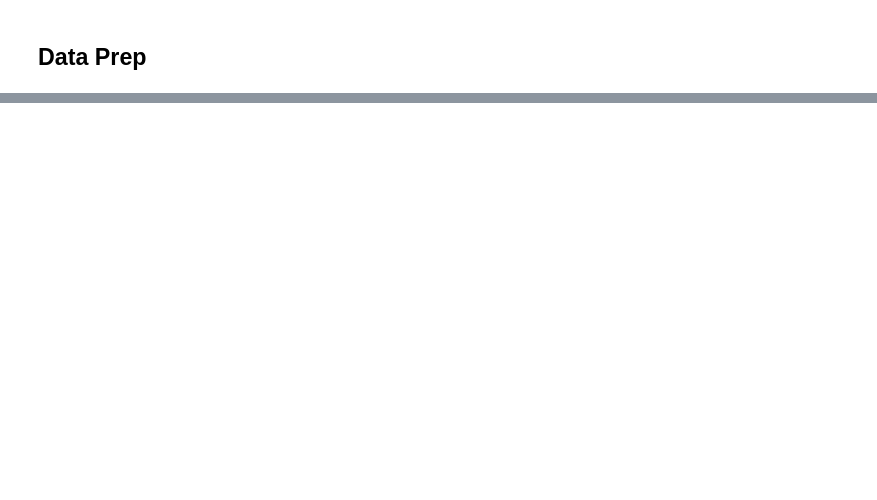
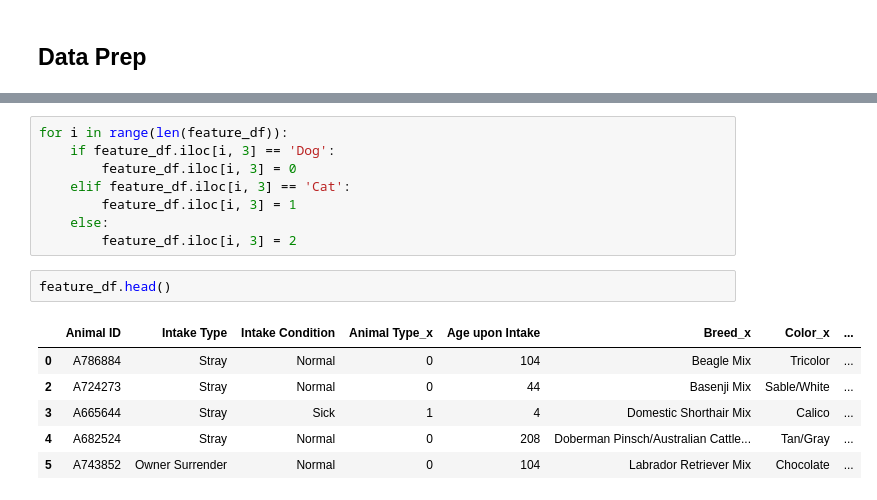
Before and after one commit to cecevu/datamining_project, a Jupyter notebook: project.ipynb, the cells around one changed output, grey strips where cells are left out. Saved outputs shown, nothing was run; the diff lists cells and outputs as text; blank space fills up the shorter version.

```diff
--- a/project.ipynb
+++ b/project.ipynb
@@ -134,0 +212,17 @@ length of label data frame:  101755
+# %%
+for i in range(len(feature_df)):
+    if feature_df.iloc[i, 3] == 'Dog':
+        feature_df.iloc[i, 3] = 0
+    elif feature_df.iloc[i, 3] == 'Cat':
+        feature_df.iloc[i, 3] = 1
+    else:
+        feature_df.iloc[i, 3] = 2
+# %%
+feature_df.head()
+# %% [output]
+|  | Animal ID | Intake Type | Intake Condition | Animal Type_x | Age upon Intake | Breed_x | Color_x | ... |
+| 0 | A786884 | Stray | Normal | 0 | 104 | Beagle Mix | Tricolor | ... |
+| 2 | A724273 | Stray | Normal | 0 | 44 | Basenji Mix | Sable/White | ... |
+| 3 | A665644 | Stray | Sick | 1 | 4 | Domestic Shorthair Mix | Calico | ... |
+| 4 | A682524 | Stray | Normal | 0 | 208 | Doberman Pinsch/Australian Cattle... | Tan/Gray | ... |
+| 5 | A743852 | Owner Surrender | Normal | 0 | 104 | Labrador Retriever Mix | Chocolate | ... |
```
Also changed, not shown: parts of 14 cells of this notebook.
